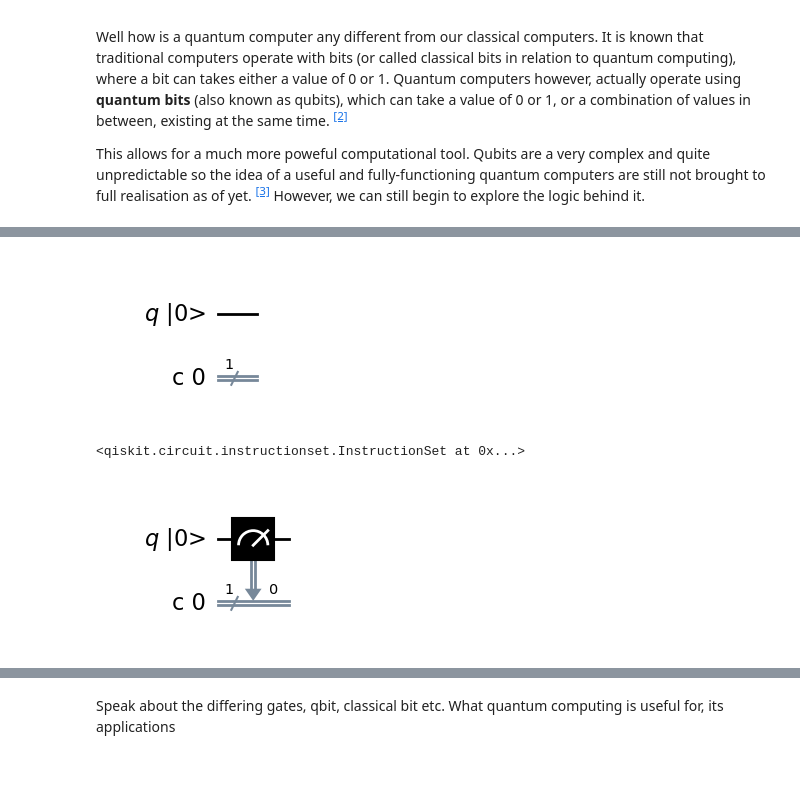
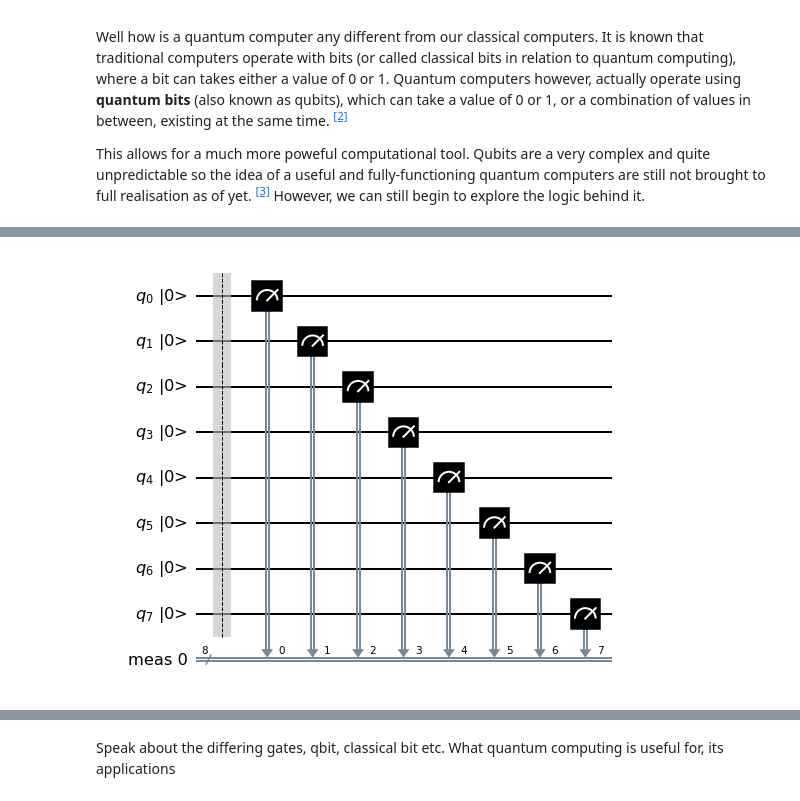
Before and after one commit to shanemcdonagh/emergingtechnologies, a Jupyter notebook: content/notebooks/04-quantum-computing.ipynb, the cells around one changed output, grey strips where cells are left out. Saved outputs shown, nothing was run; the diff lists cells and outputs as text; code cells hidden in the pictures; blank space fills up the shorter version.

Commit message:
Quantum Computing: Began explaining gates with examples

```diff
--- a/content/notebooks/04-quantum-computing.ipynb
+++ b/content/notebooks/04-quantum-computing.ipynb
@@ -45,12 +39,13 @@ circuit.h = 0
+# %%
+# Create a circuit with 8 qubits and 8 outputs
+qc_output = QuantumCircuit(8)
+
+
+# Extracts outputs within a quantum circuit
+# Adds measurement to each qubit and adds classical bits to write output to
+qc_output.measure_all()
 # %%
-circuit.draw(output="mpl",initial_state=True)
+# Draw the circuit
+qc_output.draw(output="mpl",initial_state=True)
 # %% [output]
-[figure, old version]
+[figure, new version]
-# %%
-circuit.measure(0,0)
-# %% [output]
-<qiskit.circuit.instructionset.InstructionSet at 0x...>
-# %%
-circuit.draw(output="mpl",initial_state=True)
-# %% [output]
-[figure, removed]
```
Also changed, not shown: parts of 34 cells of this notebook.
